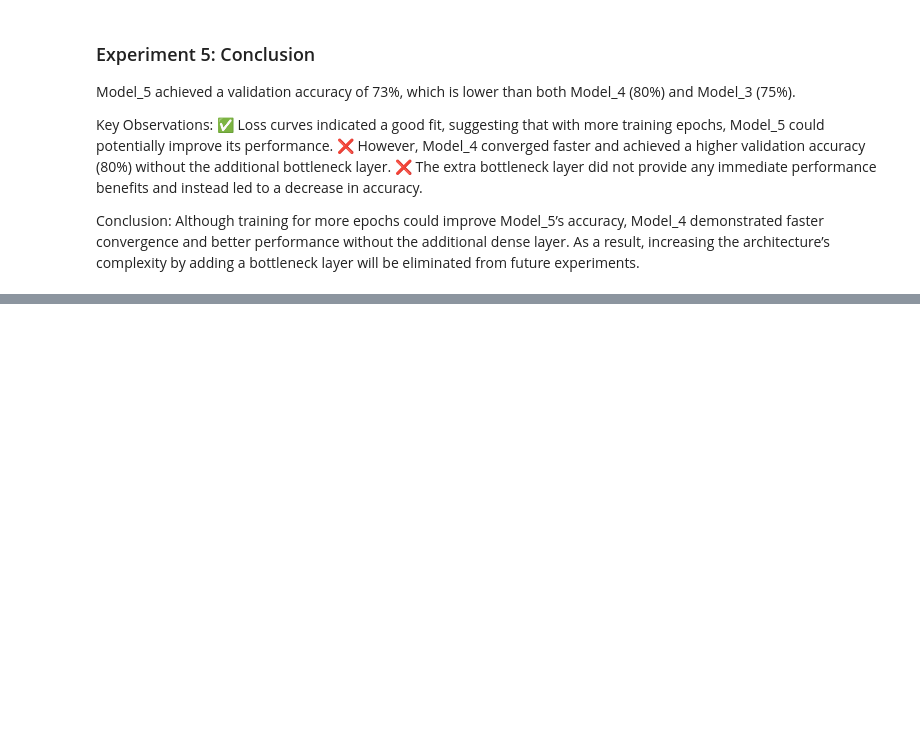
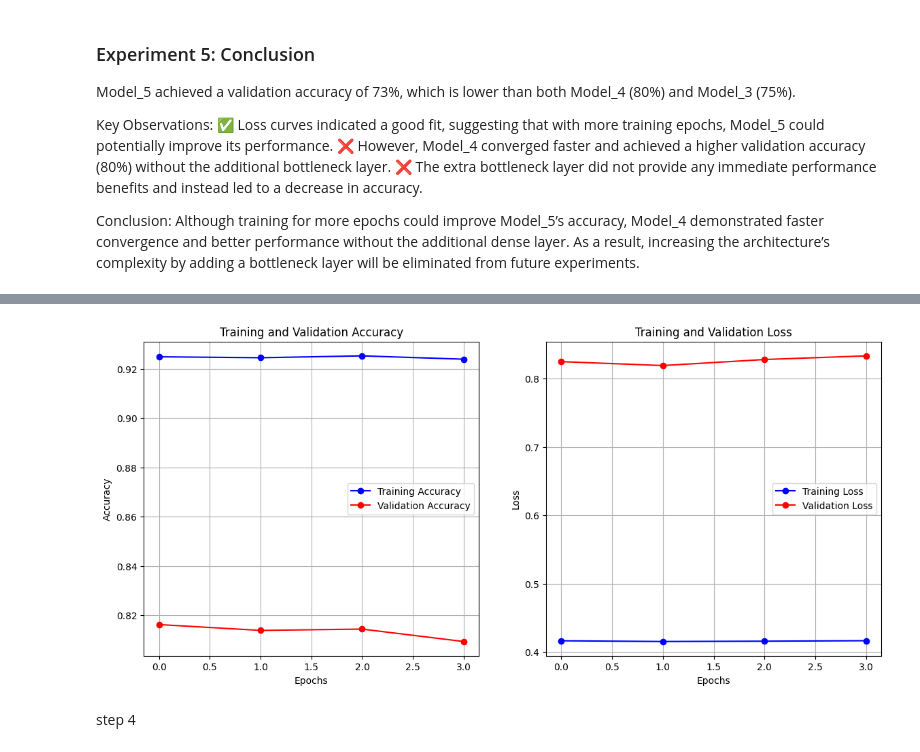
Before and after one commit to HanyAbdelsalam/Food-Vision-app, a Jupyter notebook: training_experiments.ipynb, the cells around one changed output, grey strips where cells are left out. Cells and saved outputs as stored; diff of their text form; code cells hidden in the pictures; blank space fills up the shorter version.

```diff
--- a/training_experiments.ipynb
+++ b/training_experiments.ipynb
@@ -1063,0 +1338,3 @@ As a result, increasing the architecture’s complexity by adding a bottleneck l
+# %%
+model_6 = unfreeze_top_layers(model_6, start_fraction=0.90, learning_rate=0.00001)
+display_layers_info(model_6)
@@ -1063,0 +1380,10 @@ As a result, increasing the architecture’s complexity by adding a bottleneck l
+# %%
+history_model_6_fine_tune_10_perc = model_6.fit(train_data,
+            epochs=15,
+            steps_per_epoch=len(train_data),
+            validation_data=test_data,
+            validation_steps=int(0.15*len(test_data)),
+            callbacks=prepare_callbacks(checkpoint_name="model_6_fine_tune_10_percent",
+                                        logs_name="model_6_fine_tune_10_percent"),
+            initial_epoch=10
+            )
@@ -1063,0 +1412,2 @@ As a result, increasing the architecture’s complexity by adding a bottleneck l
+# %%
+save_training_history(history_model_6_fine_tune_10_perc, "model_6_fine_tune_10_percent")
@@ -1063,0 +1422,6 @@ As a result, increasing the architecture’s complexity by adding a bottleneck l
+# %%
+plot_history(history_model_6_fine_tune_10_perc)
+# %% [output]
+[figure, added]
+# %% [markdown]
+step 4
```
Also changed, not shown: parts of 34 cells of this notebook, 21 other files.
